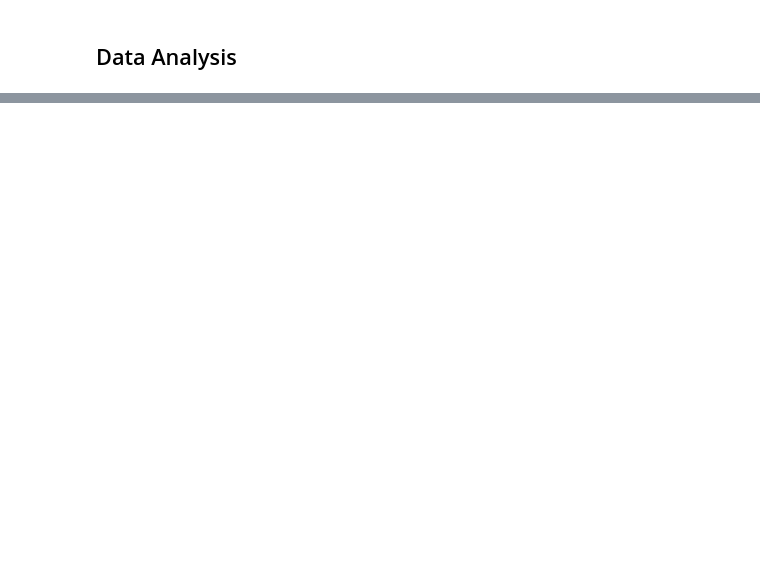
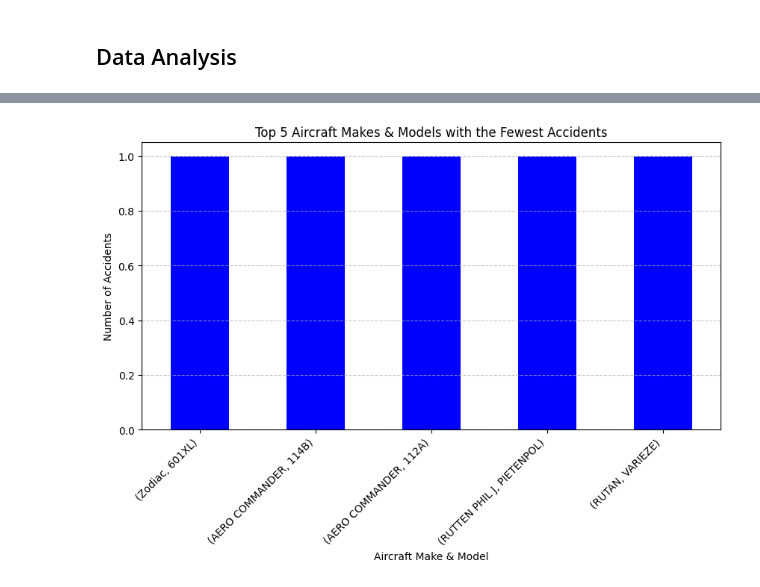
Before and after one commit to msnjerig/End_of_Phase1_Project_Gachie, a Jupyter notebook: index.ipynb, the cells around one changed output, grey strips where cells are left out. Saved outputs shown, nothing was run; the diff lists cells and outputs as text; code cells hidden in the pictures; blank space fills up the shorter version.

```diff
--- a/index.ipynb
+++ b/index.ipynb
@@ -153,0 +176,7 @@ Lets now answer our three questions.
+# %%
+
+data_df.loc[:,"Make"] = data_df["Make"].fillna("Uknown")
+data_df.loc[:,"Model"] = data_df["Model"].fillna("Uknown")
+data_df.loc[:,"Engine.Type"] = data_df["Engine.Type"].fillna("Uknown")
+# convert column to string type
+data_df["Number.of.Engines"] = data_df["Number.of.Engines"].astype(str).fillna("Unknown")
@@ -153,0 +240,4 @@ Lets now answer our three questions.
+# %%
+make_model_counts = data_df.groupby(["Make", "Model"]).size()
+fewest_accidents = make_model_counts.sort_values(ascending=True).head(5)
+print(fewest_accidents)
@@ -153,0 +252,18 @@ Lets now answer our three questions.
+# %%
+
+
+# Plot a bar chart
+plt.figure(figsize=(10, 5))
+fewest_accidents.plot(kind="bar", color="blue")
+
+# Customize the plot
+plt.title("Top 5 Aircraft Makes & Models with the Fewest Accidents")
+plt.ylabel("Number of Accidents")
+plt.xlabel("Aircraft Make & Model")
+plt.xticks(rotation=45, ha="right")  # Rotate labels for readability
+plt.grid(axis="y", linestyle="--", alpha=0.7)
+
+# Show the plot
+plt.show()
+# %% [output]
+[figure, added]
```
Also changed, not shown: parts of 12 cells of this notebook.
